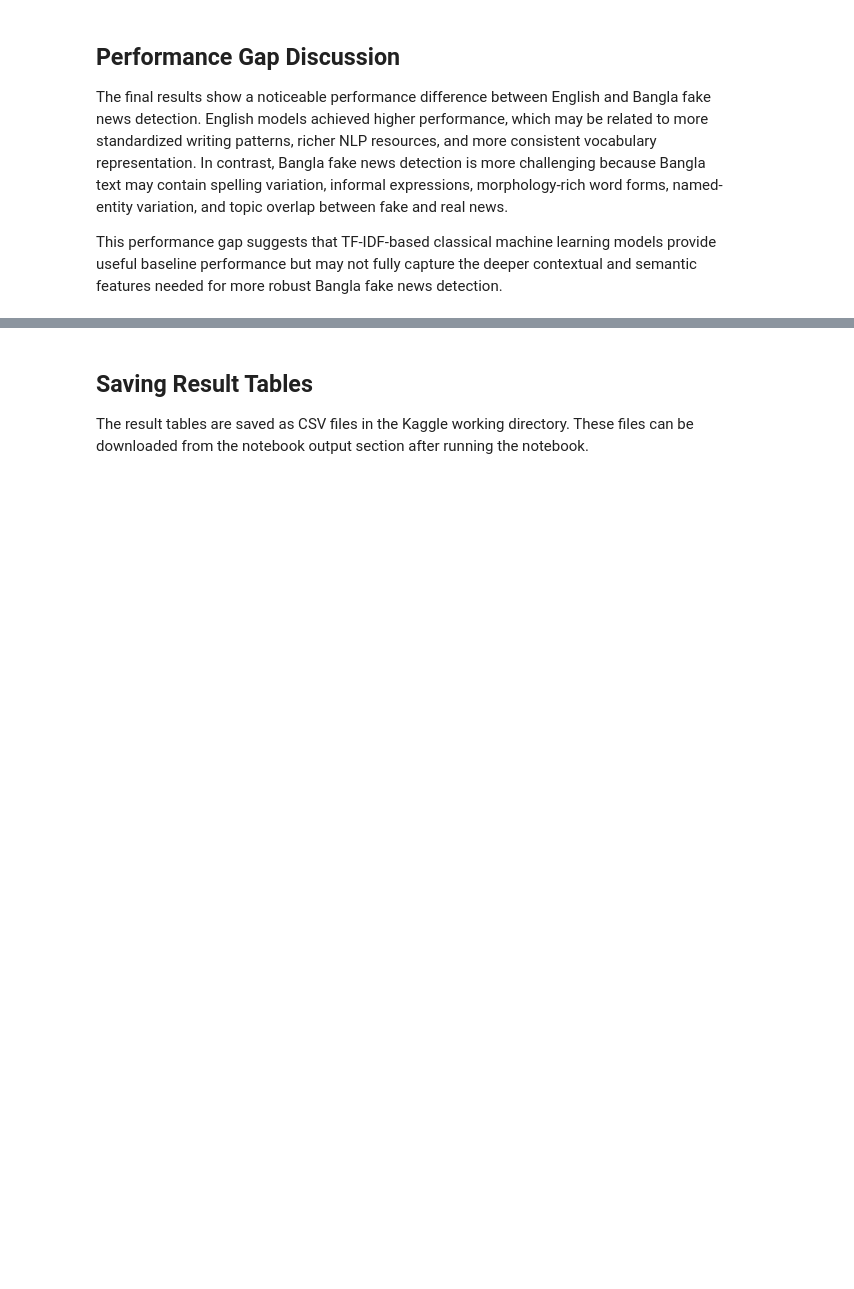
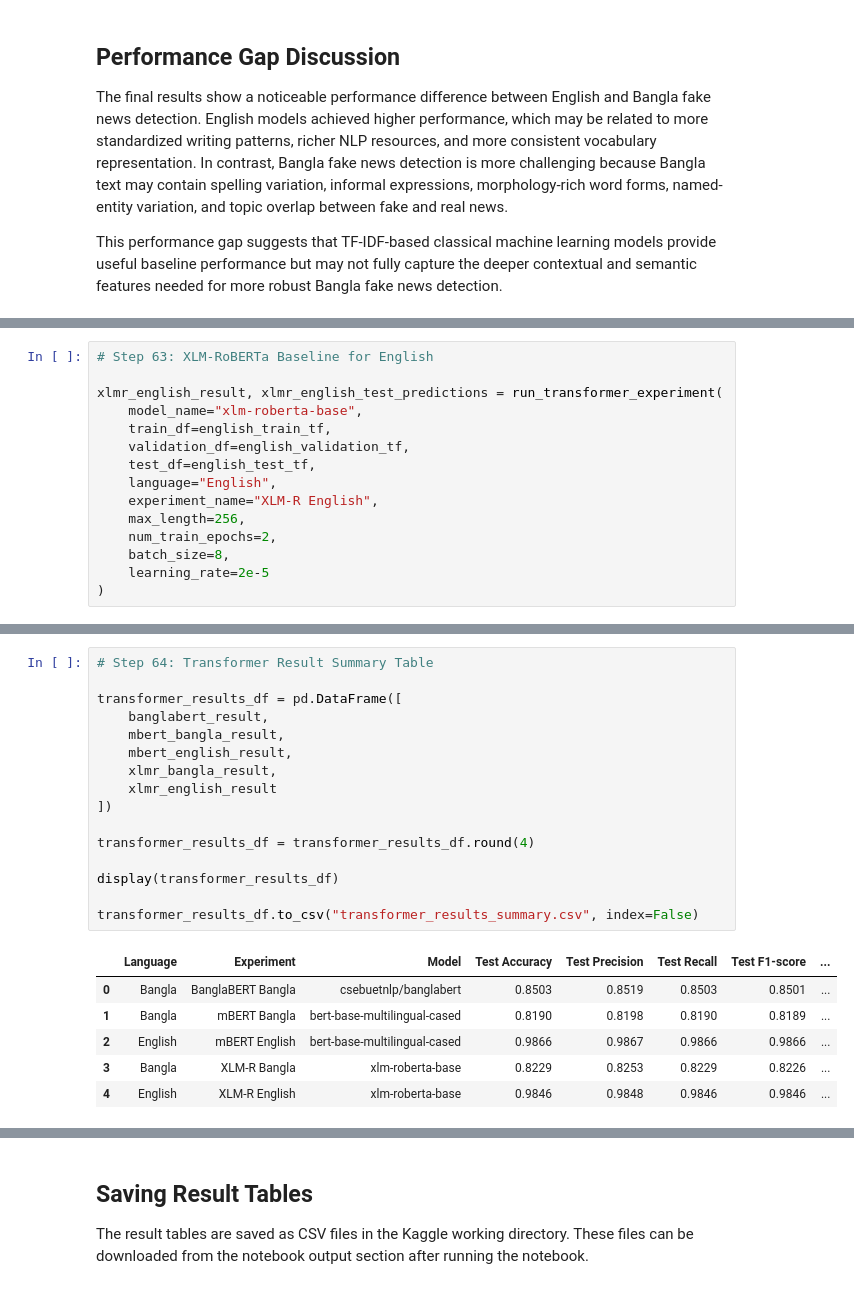
Before and after one commit to rahadul231/Fake-News-Detection-in-English-and-Bangla, a Jupyter notebook: fake-news-detection-in-english-and-bangla.ipynb, the cells around one changed output, grey strips where cells are left out. Saved outputs shown, nothing was run; the diff lists cells and outputs as text; blank space fills up the shorter version.

```diff
--- a/fake-news-detection-in-english-and-bangla.ipynb
+++ b/fake-news-detection-in-english-and-bangla.ipynb
@@ -2449,0 +3665,15 @@ Future research can also include larger datasets, external test sets, cross-ling
+# %%
+# Step 63: XLM-RoBERTa Baseline for English
+
+xlmr_english_result, xlmr_english_test_predictions = run_transformer_experiment(
+    model_name="xlm-roberta-base",
+    train_df=english_train_tf,
+    validation_df=english_validation_tf,
+    test_df=english_test_tf,
+    language="English",
+    experiment_name="XLM-R English",
+    max_length=256,
+    num_train_epochs=2,
+    batch_size=8,
+    learning_rate=2e-5
+)
@@ -2449,0 +3732,23 @@ Future research can also include larger datasets, external test sets, cross-ling
+# %%
+# Step 64: Transformer Result Summary Table
+
+transformer_results_df = pd.DataFrame([
+    banglabert_result,
+    mbert_bangla_result,
+    mbert_english_result,
+    xlmr_bangla_result,
+    xlmr_english_result
+])
+
+transformer_results_df = transformer_results_df.round(4)
+
+display(transformer_results_df)
+
+transformer_results_df.to_csv("transformer_results_summary.csv", index=False)
+# %% [output]
+|  | Language | Experiment | Model | Test Accuracy | Test Precision | Test Recall | Test F1-score | ... |
+| 0 | Bangla | BanglaBERT Bangla | csebuetnlp/banglabert | 0.8503 | 0.8519 | 0.8503 | 0.8501 | ... |
+| 1 | Bangla | mBERT Bangla | bert-base-multilingual-cased | 0.8190 | 0.8198 | 0.8190 | 0.8189 | ... |
+| 2 | English | mBERT English | bert-base-multilingual-cased | 0.9866 | 0.9867 | 0.9866 | 0.9866 | ... |
+| 3 | Bangla | XLM-R Bangla | xlm-roberta-base | 0.8229 | 0.8253 | 0.8229 | 0.8226 | ... |
+| 4 | English | XLM-R English | xlm-roberta-base | 0.9846 | 0.9848 | 0.9846 | 0.9846 | ... |
```
Also changed, not shown: parts of 96 cells of this notebook.
